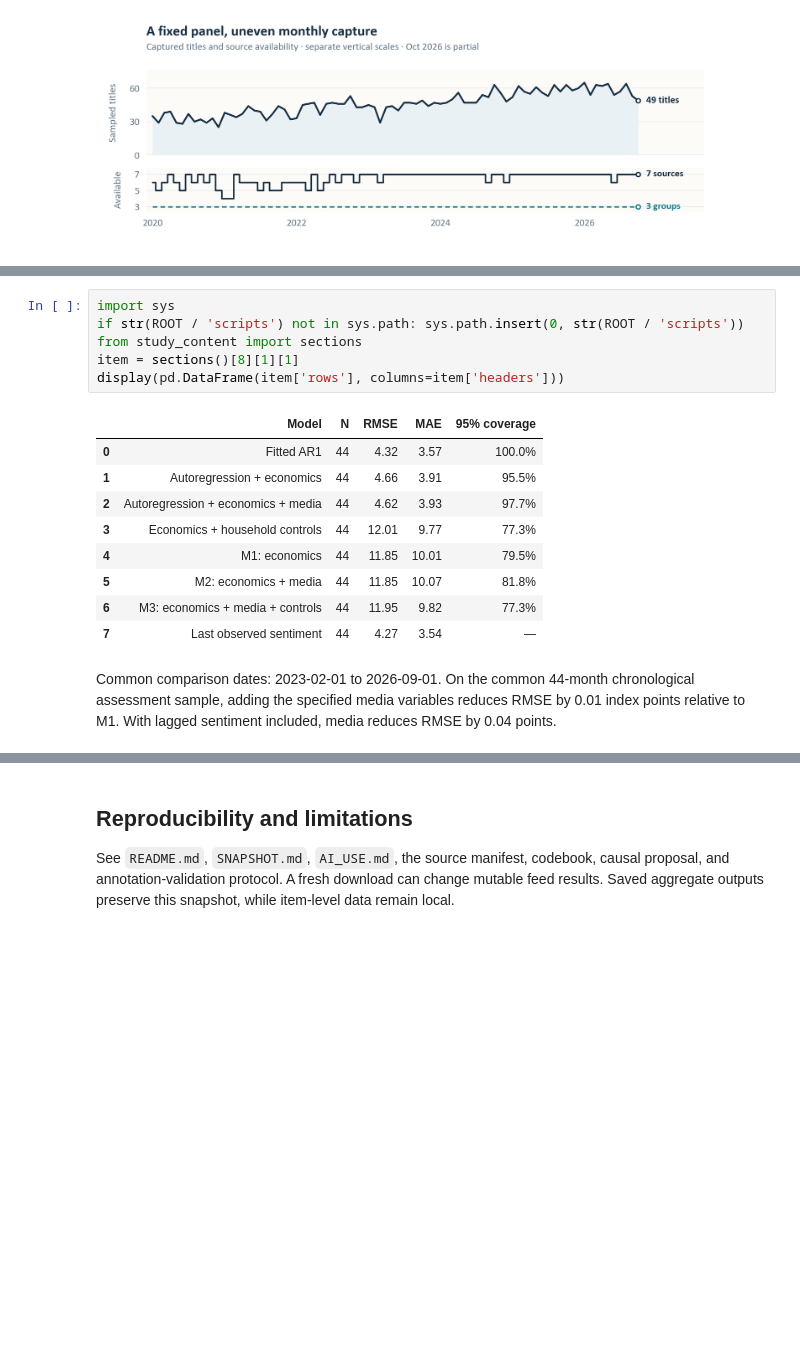
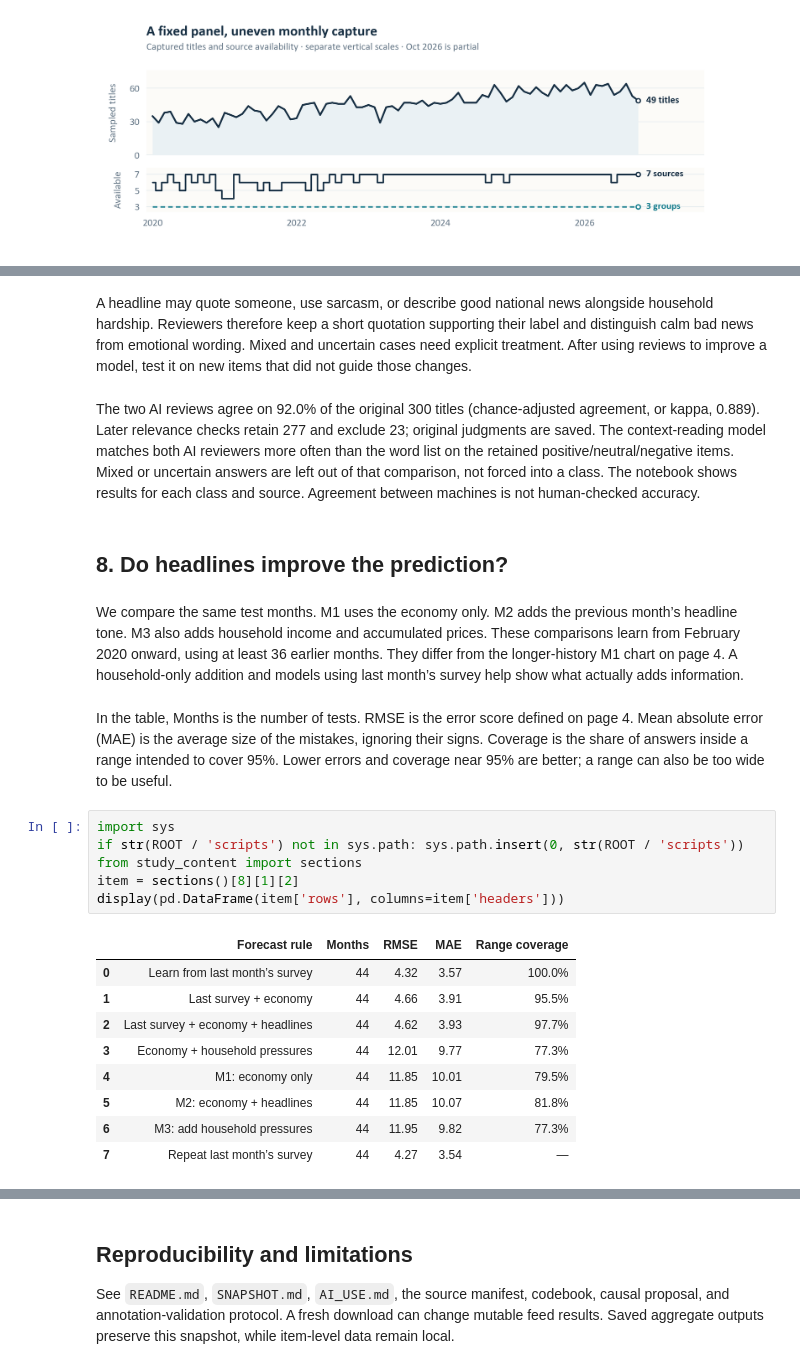
Before and after one commit to ph2606/FRE-GY-7871A-Final-Project, a Jupyter notebook: final_project.ipynb, the cells around one changed output, grey strips where cells are left out. Cells and saved outputs as stored; diff of their text form; blank space fills up the shorter version.

```diff
--- a/final_project.ipynb
+++ b/final_project.ipynb
@@ -470,18 +537,26 @@ M2 adds one prior-month tone measure; M3 adds cumulative prices and real income
+# %% [markdown]
+A headline may quote someone, use sarcasm, or describe good national news alongside household hardship. Reviewers therefore keep a short quotation supporting their label and distinguish calm bad news from emotional wording. Mixed and uncertain cases need explicit treatment. After using reviews to improve a model, test it on new items that did not guide those changes.
+# %% [markdown]
+The two AI reviews agree on 92.0% of the original 300 titles (chance-adjusted agreement, or kappa, 0.889). Later relevance checks retain 277 and exclude 23; original judgments are saved. The context-reading model matches both AI reviewers more often than the word list on the retained positive/neutral/negative items. Mixed or uncertain answers are left out of that comparison, not forced into a class. The notebook shows results for each class and source. Agreement between machines is not human-checked accuracy.
+# %% [markdown]
+## 8. Do headlines improve the prediction?
+# %% [markdown]
+We compare the same test months. M1 uses the economy only. M2 adds the previous month’s headline tone. M3 also adds household income and accumulated prices. These comparisons learn from February 2020 onward, using at least 36 earlier months. They differ from the longer-history M1 chart on page 4. A household-only addition and models using last month’s survey help show what actually adds information.
+# %% [markdown]
+In the table, Months is the number of tests. RMSE is the error score defined on page 4. Mean absolute error (MAE) is the average size of the mistakes, ignoring their signs. Coverage is the share of answers inside a range intended to cover 95%. Lower errors and coverage near 95% are better; a range can also be too wide to be useful.
 # %%
 import sys
 if str(ROOT / 'scripts') not in sys.path: sys.path.insert(0, str(ROOT / 'scripts'))
 from study_content import sections
-item = sections()[8][1][1]
+item = sections()[8][1][2]
 display(pd.DataFrame(item['rows'], columns=item['headers']))
 # %% [output]
-|  | Model | N | RMSE | MAE | 95% coverage |
-| 0 | Fitted AR1 | 44 | 4.32 | 3.57 | 100.0% |
-| 1 | Autoregression + economics | 44 | 4.66 | 3.91 | 95.5% |
-| 2 | Autoregression + economics + media | 44 | 4.62 | 3.93 | 97.7% |
-| 3 | Economics + household controls | 44 | 12.01 | 9.77 | 77.3% |
-| 4 | M1: economics | 44 | 11.85 | 10.01 | 79.5% |
-| 5 | M2: economics + media | 44 | 11.85 | 10.07 | 81.8% |
-| 6 | M3: economics + media + controls | 44 | 11.95 | 9.82 | 77.3% |
-| 7 | Last observed sentiment | 44 | 4.27 | 3.54 | — |
+|  | Forecast rule | Months | RMSE | MAE | Range coverage |
+| 0 | Learn from last month’s survey | 44 | 4.32 | 3.57 | 100.0% |
+| 1 | Last survey + economy | 44 | 4.66 | 3.91 | 95.5% |
+| 2 | Last survey + economy + headlines | 44 | 4.62 | 3.93 | 97.7% |
+| 3 | Economy + household pressures | 44 | 12.01 | 9.77 | 77.3% |
+| 4 | M1: economy only | 44 | 11.85 | 10.01 | 79.5% |
+| 5 | M2: economy + headlines | 44 | 11.85 | 10.07 | 81.8% |
+| 6 | M3: add household pressures | 44 | 11.95 | 9.82 | 77.3% |
+| 7 | Repeat last month’s survey | 44 | 4.27 | 3.54 | — |
-# %% [markdown]
-Common comparison dates: 2023-02-01 to 2026-09-01. On the common 44-month chronological assessment sample, adding the specified media variables reduces RMSE by 0.01 index points relative to M1. With lagged sentiment included, media reduces RMSE by 0.04 points.
```
Also changed, not shown: parts of 145 cells of this notebook, 22 other files.
